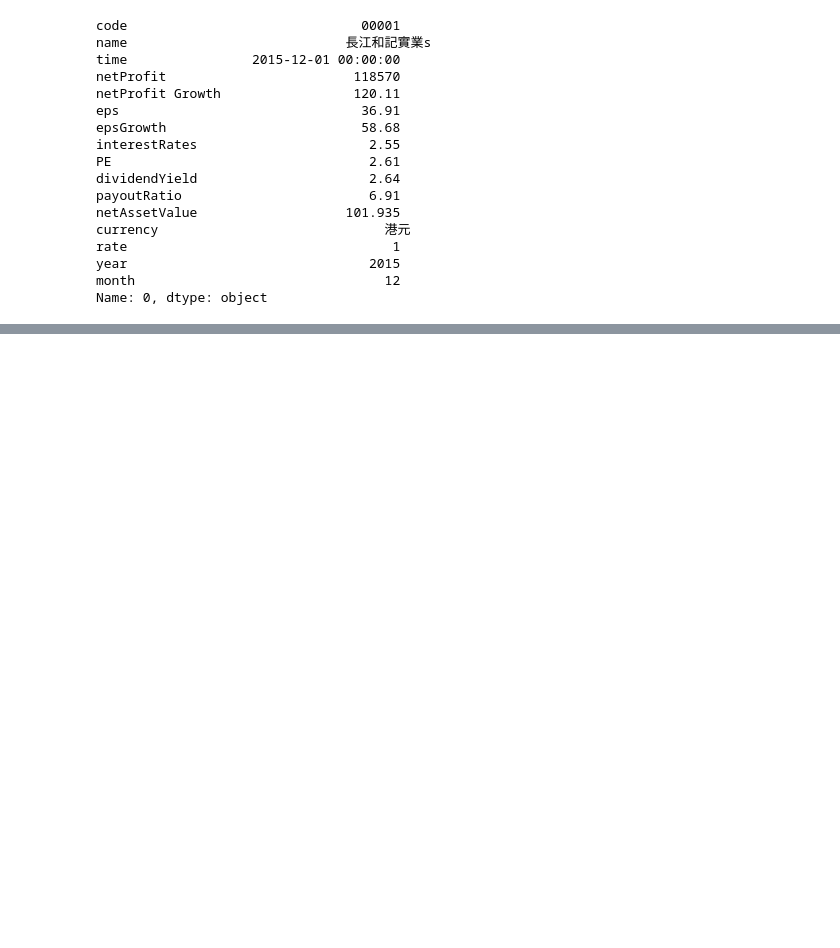
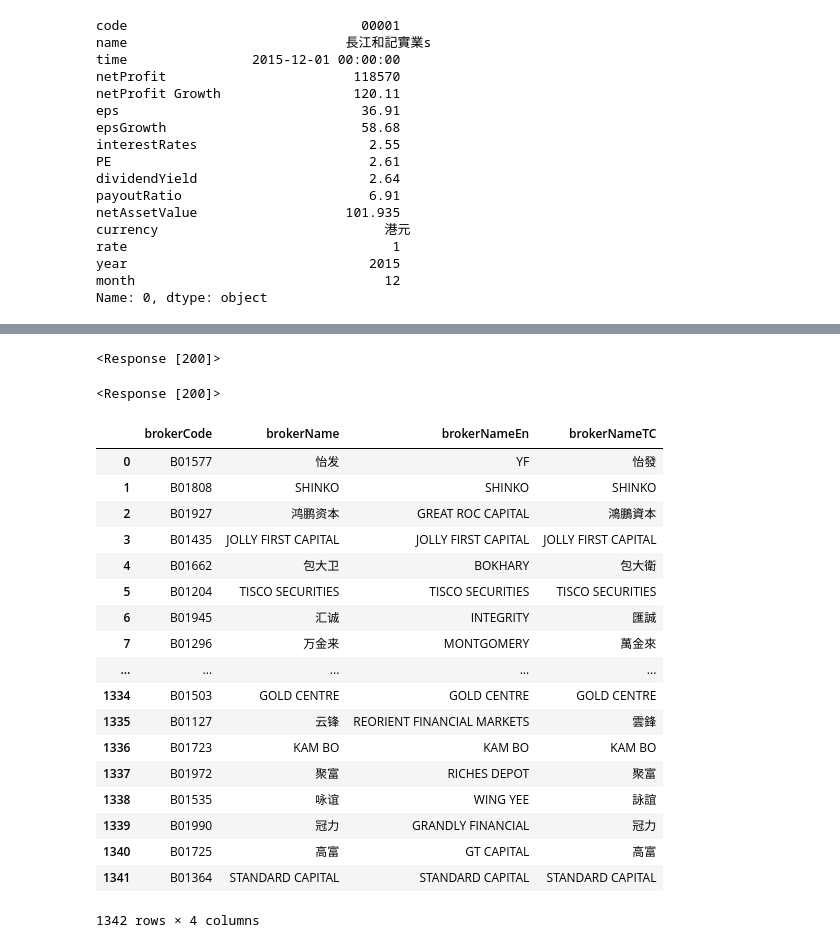
Before and after one commit to TheStepTwo/quantitative_trading, a Jupyter notebook: analysis.ipynb, the cells around one changed output, grey strips where cells are left out. Saved outputs shown, nothing was run; the diff lists cells and outputs as text; code cells hidden in the pictures; blank space fills up the shorter version.

```diff
--- a/analysis.ipynb
+++ b/analysis.ipynb
@@ -213,0 +271,72 @@ filterStockFinanceDf[filterStockFinanceDf['code']=='00777']
+# %%
+def queryDealingTop10stockNum(stockNum):
+    base =  {
+        "sid":"",
+        "version":"2.2.400",
+        "clientType":"2",
+        "agentId":"200001",
+        "imei":"2c2a694967fa89db2614d0d048e3aa99973de9eb",
+        "appType":"1",
+        "timestamp":"1581849387803",
+        "lang":"zh_HK",
+        "theme":"light"
+    }
+    buzz = {
+        "stockCode": stockNum,
+        "days" : "0"
+    };
+    sign = "E6YuZt6AxKtbGHktSQdffw6OF+I="
+    format = "json"
+    data = {'base': json.dumps(base), 'buzz': json.dumps(buzz) , "format": format , "sign" : sign }
+    headers = {'Content-Type': 'application/x-www-form-urlencoded'}
+    r = requests.post( url = holdingBaseUrl + "queryDealingTop10" , data=data , headers=headers)
+    return r
+queryDealingTop10stockNum("00700.HK")
+# %% [output]
+<Response [200]>
+# %%
+def queryAllBrokerNameV2():
+    base =  {
+        "sid":"",
+        "version":"2.2.400",
+        "clientType":"2",
+        "agentId":"200001",
+        "imei":"2c2a694967fa89db2614d0d048e3aa99973de9eb",
+        "appType":"1",
+        "timestamp":"1581849387803",
+        "lang":"zh_HK",
+        "theme":"light"
+    }
+    sign = "JhwrstubDhehw2nqdDODyI3Jrqo="
+    headers = {'Content-Type': 'application/x-www-form-urlencoded'}
+    data = {'base': json.dumps(base) , "sign" : sign }
+    r = requests.post( url = holdingBaseUrl + "queryAllBrokerNameV2" , data=data , headers=headers)
+    return r
+queryAllBrokerNameV2()
+# %% [output]
+<Response [200]>
+# %%
+result = queryAllBrokerNameV2()
+result = result.json()["data"]
+bookerDf = pd.DataFrame(result)
+bookerDf
+# %% [output]
+|  | brokerCode | brokerName | brokerNameEn | brokerNameTC |
+| 0 | B01577 | 怡发 | YF | 怡發 |
+| 1 | B01808 | SHINKO | SHINKO | SHINKO |
+| 2 | B01927 | 鸿鹏资本 | GREAT ROC CAPITAL | 鴻鵬資本 |
+| 3 | B01435 | JOLLY FIRST CAPITAL | JOLLY FIRST CAPITAL | JOLLY FIRST CAPITAL |
+| 4 | B01662 | 包大卫 | BOKHARY | 包大衛 |
+| 5 | B01204 | TISCO SECURITIES | TISCO SECURITIES | TISCO SECURITIES |
+| 6 | B01945 | 汇诚 | INTEGRITY | 匯誠 |
+| 7 | B01296 | 万金来 | MONTGOMERY | 萬金來 |
+| ... | ... | ... | ... | ... |
+| 1334 | B01503 | GOLD CENTRE | GOLD CENTRE | GOLD CENTRE |
+| 1335 | B01127 | 云锋 | REORIENT FINANCIAL MARKETS | 雲鋒 |
+| 1336 | B01723 | KAM BO | KAM BO | KAM BO |
+| 1337 | B01972 | 聚富 | RICHES DEPOT | 聚富 |
+| 1338 | B01535 | 咏谊 | WING YEE | 詠誼 |
+| 1339 | B01990 | 冠力 | GRANDLY FINANCIAL | 冠力 |
+| 1340 | B01725 | 高富 | GT CAPITAL | 高富 |
+| 1341 | B01364 | STANDARD CAPITAL | STANDARD CAPITAL | STANDARD CAPITAL |
+1342 rows × 4 columns
```
Also changed, not shown: parts of 12 cells of this notebook, 2 other files.
